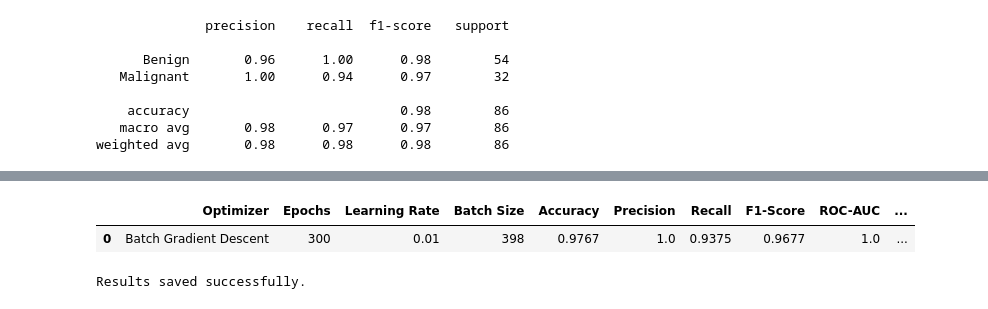
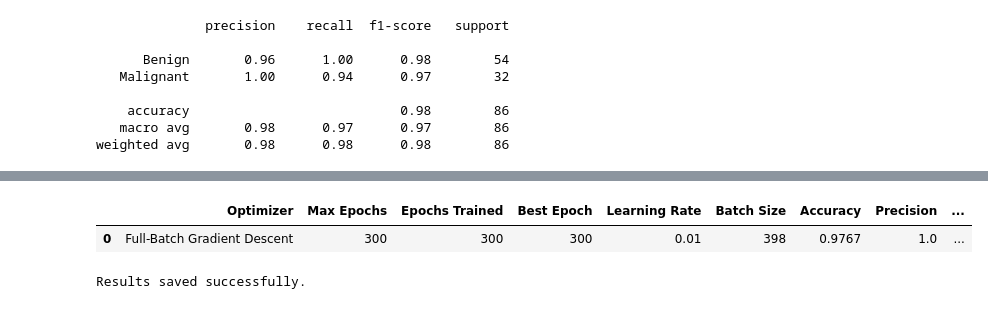
Before and after one commit to hadeelalali6/Binary-Logistic-Regression-Optimizers, a Jupyter notebook: 01-batch-gradient-descent.ipynb, the cells around one changed output, grey strips where cells are left out. Saved outputs shown, nothing was run; the diff lists cells and outputs as text; code cells hidden in the pictures.

```diff
--- a/01-batch-gradient-descent.ipynb
+++ b/01-batch-gradient-descent.ipynb
@@ -379,10 +380,17 @@ print("Loss function initialized successfully.")
 Loss function initialized successfully.
 # %%
 
-OPTIMIZER_NAME = "Batch Gradient Descent"
+OPTIMIZER_NAME = "Full-Batch Gradient Descent"
 
 LEARNING_RATE = 0.01
 EPOCHS = 300
+
+PATIENCE = 20
+MIN_DELTA = 0.0001
+
+torch.manual_seed(SEED)
+
+model = LogisticRegressionModel(input_features)
 
 optimizer = torch.optim.SGD(
     model.parameters(),
@@ -402,6 +410,7 @@ train_loader = DataLoader(
 
 print("Optimizer:", OPTIMIZER_NAME)
 print("Learning Rate:", LEARNING_RATE)
-print("Epochs:", EPOCHS)
+print("Maximum Epochs:", EPOCHS)
 print("Batch Size:", train_loader.batch_size)
+print("Patience:", PATIENCE)
 # %% [output]
@@ -672,25 +742,30 @@ plt.show()
 # %%
 
 results = pd.DataFrame([{
     "Optimizer": OPTIMIZER_NAME,
-    "Epochs": EPOCHS,
+    "Max Epochs": EPOCHS,
+    "Epochs Trained": epochs_trained,
+    "Best Epoch": best_epoch,
     "Learning Rate": LEARNING_RATE,
     "Batch Size": train_loader.batch_size,
     "Accuracy": accuracy,
     "Precision": precision,
     "Recall": recall,
     "F1-Score": f1,
     "ROC-AUC": roc_auc,
     "Log Loss": test_log_loss,
     "Training Time": training_time,
     "Final Train Loss": train_losses[-1],
-    "Final Validation Loss": val_losses[-1]
+    "Final Validation Loss": val_losses[-1],
+    "Best Validation Loss": best_val_loss,
+    "Selected Train Loss": train_losses[best_epoch - 1],
+    "Selected Validation Loss": val_losses[best_epoch - 1]
 }])
 
 display(results.round(4))
 # %% [output]
-|  | Optimizer | Epochs | Learning Rate | Batch Size | Accuracy | Precision | Recall | F1-Score | ROC-AUC | ... |
-| 0 | Batch Gradient Descent | 300 | 0.01 | 398 | 0.9767 | 1.0 | 0.9375 | 0.9677 | 1.0 | ... |
+|  | Optimizer | Max Epochs | Epochs Trained | Best Epoch | Learning Rate | Batch Size | Accuracy | Precision | ... |
+| 0 | Full-Batch Gradient Descent | 300 | 300 | 300 | 0.01 | 398 | 0.9767 | 1.0 | ... |
 # %%
 
 results.to_csv(
```
Also changed, not shown: parts of 6 cells of this notebook.
